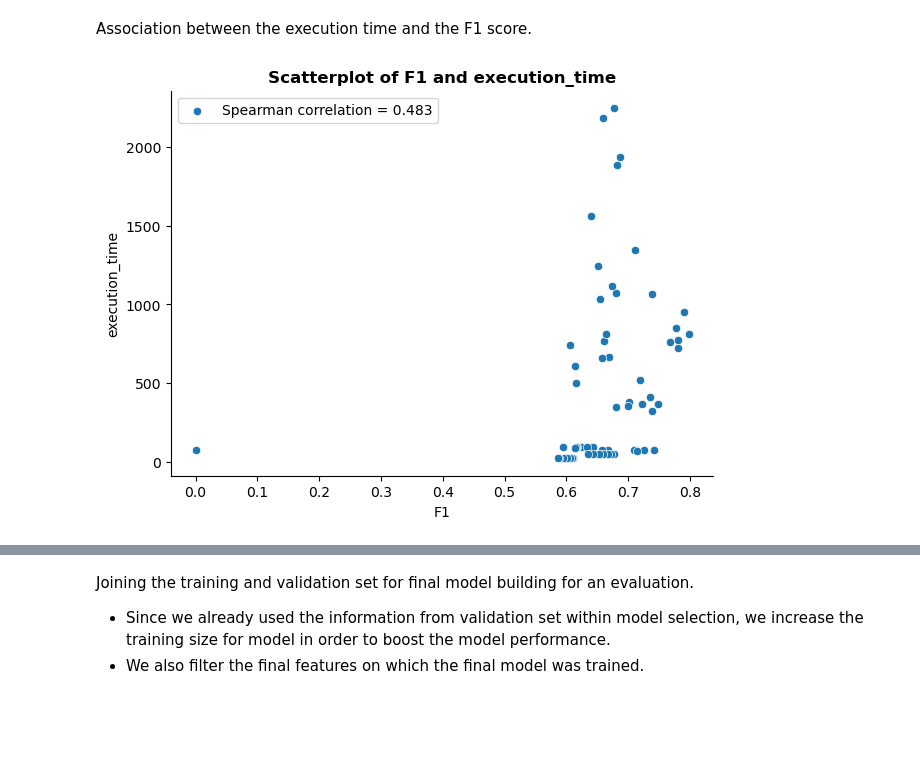
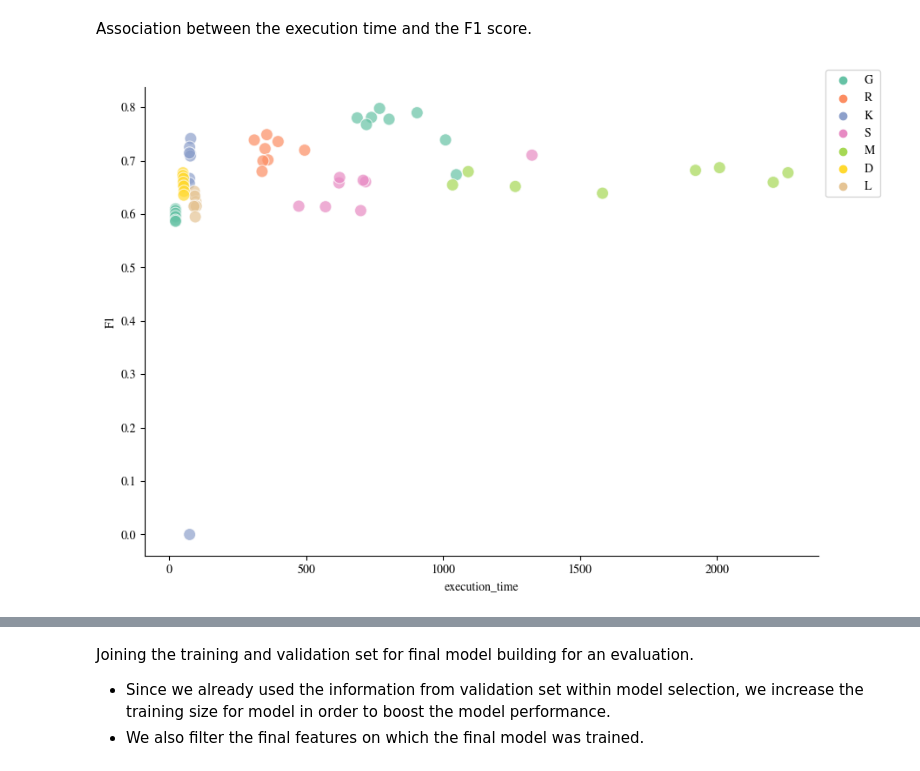
Before and after one commit to petr-ngn/FFU_VSE_Masters_Thesis_ML_Credit_Risk_Modelling, a Jupyter notebook: Masters_Thesis.ipynb, the cells around one changed output, grey strips where cells are left out. Drawn from its saved outputs; the diff is of its cells as text; code cells hidden in the pictures; blank space fills up the shorter version.

```diff
--- a/Masters_Thesis.ipynb
+++ b/Masters_Thesis.ipynb
@@ -1268,7 +1451,7 @@ def SFS_feature_selection(x_train:pd.DataFrame, y_train:pd.Series,
     def print_FS_exec_time(time, number_features: int,
                         selected_feats: list, dashes: str):
 
-        print(f'    Execution time: {round(time)} seconds', "\n")
+        print(f'    Execution time: {round(time, 4)} minutes', "\n")
         print(f'    {number_features} features selected: {", ".join(selected_feats)}', "\n")
         print(dashes)
         print(dashes, "\n")
@@ -1319,7 +1502,7 @@ def SFS_feature_selection(x_train:pd.DataFrame, y_train:pd.Series,
         selected_feats = x_train.columns[sfs.get_support()].tolist()
         number_features = len(selected_feats)
 
-        print_FS_exec_time(end - start, number_features, selected_feats, dashes)
+        print_FS_exec_time((end - start)/60, number_features, selected_feats, dashes)
 
         #Exporting both fitted tuned model and feature selection object.
         if export:
@@ -1328,7 +1511,7 @@ def SFS_feature_selection(x_train:pd.DataFrame, y_train:pd.Series,
                                                         ["FS_tuned", "SFS_with"]):
 
                 os.makedirs(save_path, exist_ok = True)
-                with open(f'{save_path}/{save_name}_{"".join([i[0] for i in model_name.split(" ")])}.h5', "wb") as save_obj:
+                with open(f'{save_path}/{save_name}_{model_name}.h5', "wb") as save_obj:
                     pickle.dump(export_obj, save_obj)
 
         #Appeding all the model's information from both Bayesian Optimization an Sequential Feature Selection.
@@ -1596,7 +1783,7 @@ metrics_weights = {
 
                     "descending_rank": {
                                         "Brier Score Loss": 1,
-                                        "Hamming Loss": 1,
+                                        "Log Loss": 1,
                                         "Zero-One Loss": 1,
                                        }
                     }
@@ -1847,4 +2032,7 @@ model_selection_df = model_selection(X_train_binned, y_train, X_valid_binned, y_
 -------------------------------------------------------------------------------------------------------------------
+# %%
+with open(r'models\model_selection\model_selection_df.pkl', 'rb') as f:
+    model_selection_df = pickle.load(f)
 # %%
 model_selection_df.loc[:, ~model_selection_df.columns.isin(['tuned_model', 'fs_model', 'sfs_object', 'final_features'])]
 # %% [output]
@@ -1995,17 +2189,29 @@ model_selection_agg_rank(model_selection_df, 'execution_time')
 # %% [markdown]
 Association between the execution time and the F1 score.
 # %%
-def scatter_metrics_plot(df: pd.DataFrame, metric_1: str, metric_2: str):
-    plt.figure(figsize = (7, 5))
-    sns.scatterplot(data = df, x = metric_1, y = metric_2,
-                    label = f"Spearman correlation = {df[[metric_1, metric_2]].corr(method = 'spearman').loc[metric_1, metric_2]:.3f}")
+def scatter_metrics_plot(df: pd.DataFrame, metric_1: str, metric_2: str, plot_name: str = '', export:bool = True):
+
+    matplotlib.rcParams['mathtext.fontset'] = 'stix'
+    matplotlib.rcParams['font.family'] = 'STIXGeneral'
+
+    plt.figure(figsize = (10, 7))
+    plot_df = df.copy()
+    plot_df['tuned_model_name'] = [''.join([k[0] for k in j]) for j in [name.split() for name in plot_df['tuned_model_name']]]
+    sns.scatterplot(data = plot_df, x = metric_1, y = metric_2,
+                    #label = f"Spearman correlation = {df[[metric_1, metric_2]].corr(method = 'spearman').loc[metric_1, metric_2]:.3f}",
+                    hue = 'tuned_model_name', palette = "Set2", s = 100, alpha = 0.7)
     axes = plt.gca()
     axes.spines["top"].set_visible(False)
     axes.spines["right"].set_visible(False)
-    plt.title(f"Scatterplot of {metric_1} and {metric_2}", fontweight = "bold")
-    plt.legend(loc="upper left")
+    #plt.title(f"Scatterplot of {metric_1} and {metric_2}", fontweight = "bold")
+    plt.legend(bbox_to_anchor=(1.1, 1.05))
+
+    if export:
+        os.makedirs("./plots/", exist_ok = True)
+        plt.savefig(f"./plots/Scatterplot_{metric_1}_{metric_2}{plot_name}.jpg", dpi = 300)
+
     plt.show()
 # %%
-scatter_metrics_plot(model_selection_df, 'F1', 'execution_time')
+scatter_metrics_plot(model_selection_df, 'execution_time', 'F1')
 # %% [output]
-[figure, old version]
+[figure, new version]
```
Also changed, not shown: parts of 115 cells of this notebook.
